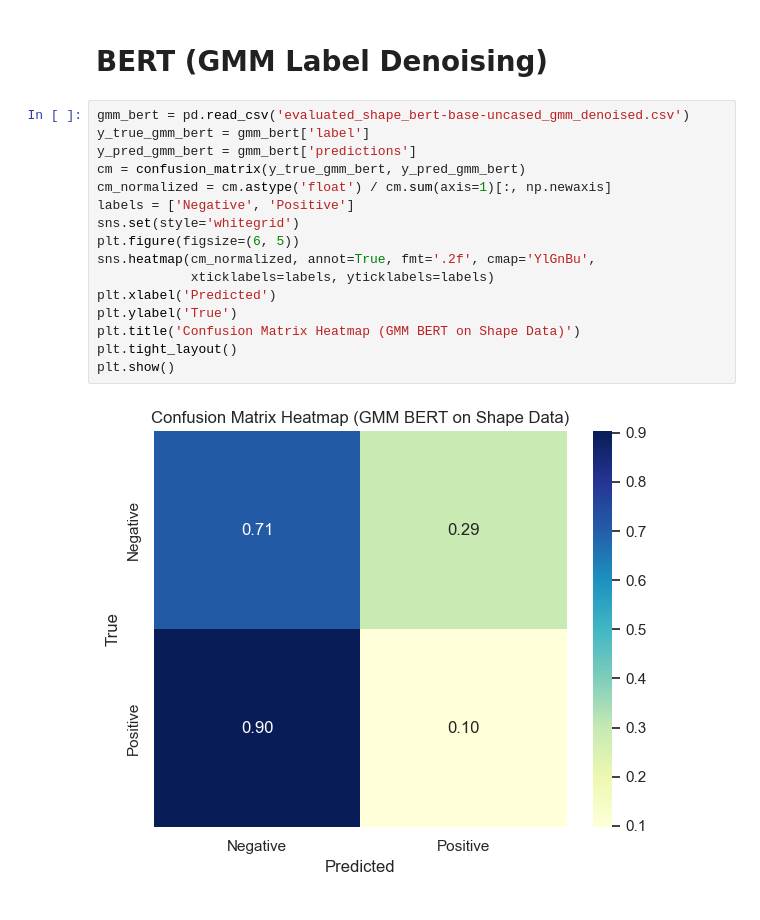
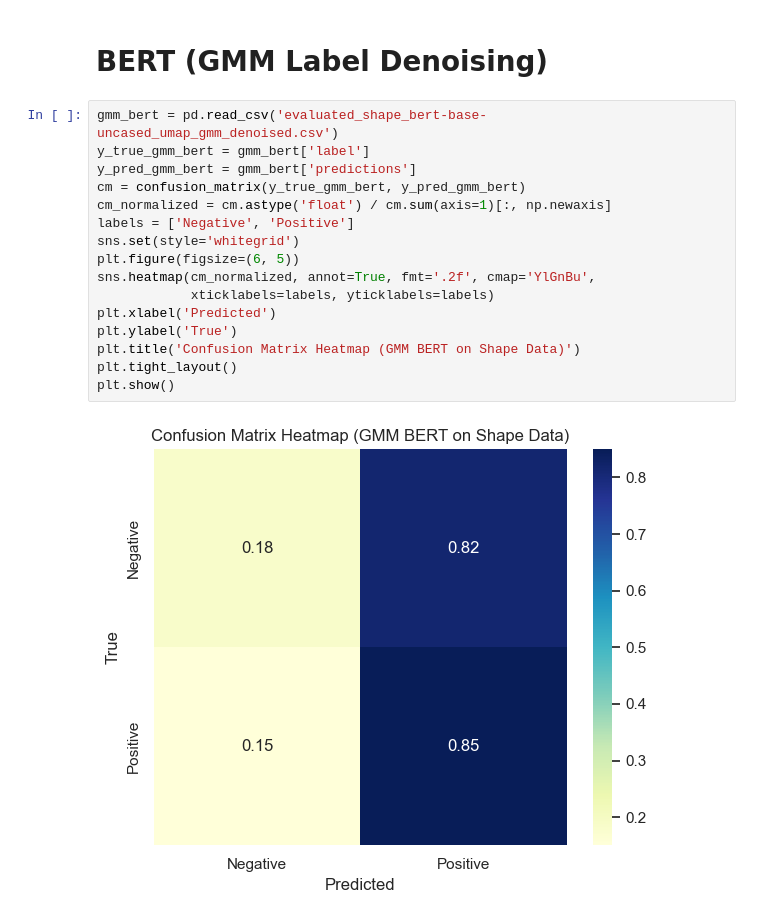
Before and after one commit to DHJKim321/diss-project, a Jupyter notebook: src/data/eval/heatmap.ipynb, the cells around one changed output. Drawn from its saved outputs; the diff is of its cells as text.

```diff
--- a/src/data/eval/heatmap.ipynb
+++ b/src/data/eval/heatmap.ipynb
@@ -80,20 +80,20 @@ plt.show()
 # %% [markdown]
 # BERT (GMM Label Denoising)
 # %%
-gmm_bert = pd.read_csv('evaluated_shape_bert-base-uncased_gmm_denoised.csv')
+gmm_bert = pd.read_csv('evaluated_shape_bert-base-uncased_umap_gmm_denoised.csv')
 y_true_gmm_bert = gmm_bert['label']
 y_pred_gmm_bert = gmm_bert['predictions']
 cm = confusion_matrix(y_true_gmm_bert, y_pred_gmm_bert)
 cm_normalized = cm.astype('float') / cm.sum(axis=1)[:, np.newaxis]
 labels = ['Negative', 'Positive']
 sns.set(style='whitegrid')
 plt.figure(figsize=(6, 5))
 sns.heatmap(cm_normalized, annot=True, fmt='.2f', cmap='YlGnBu',
             xticklabels=labels, yticklabels=labels)
 plt.xlabel('Predicted')
 plt.ylabel('True')
 plt.title('Confusion Matrix Heatmap (GMM BERT on Shape Data)')
 plt.tight_layout()
 plt.show()
 # %% [output]
-[figure, old version]
+[figure, new version]
```
Also changed, not shown: 1 other file.
